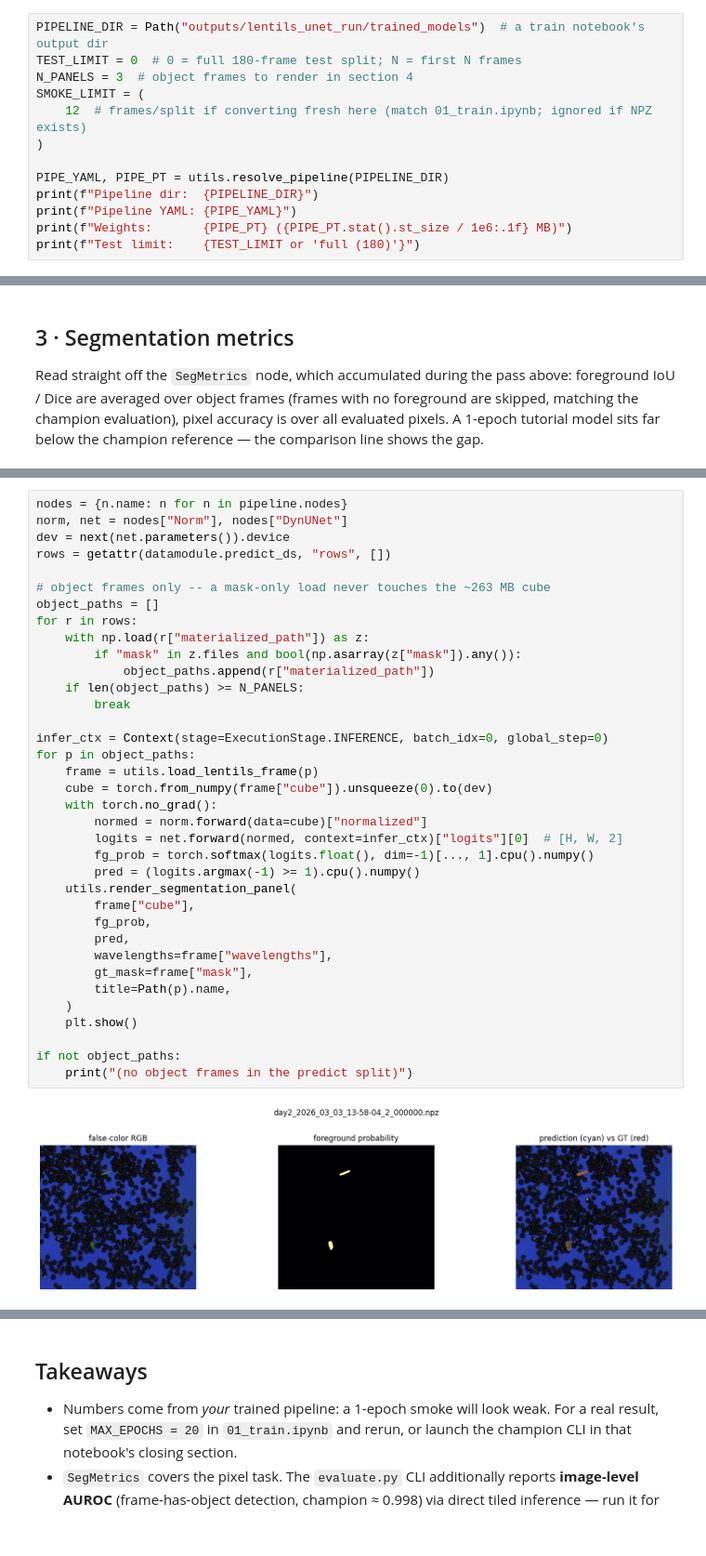
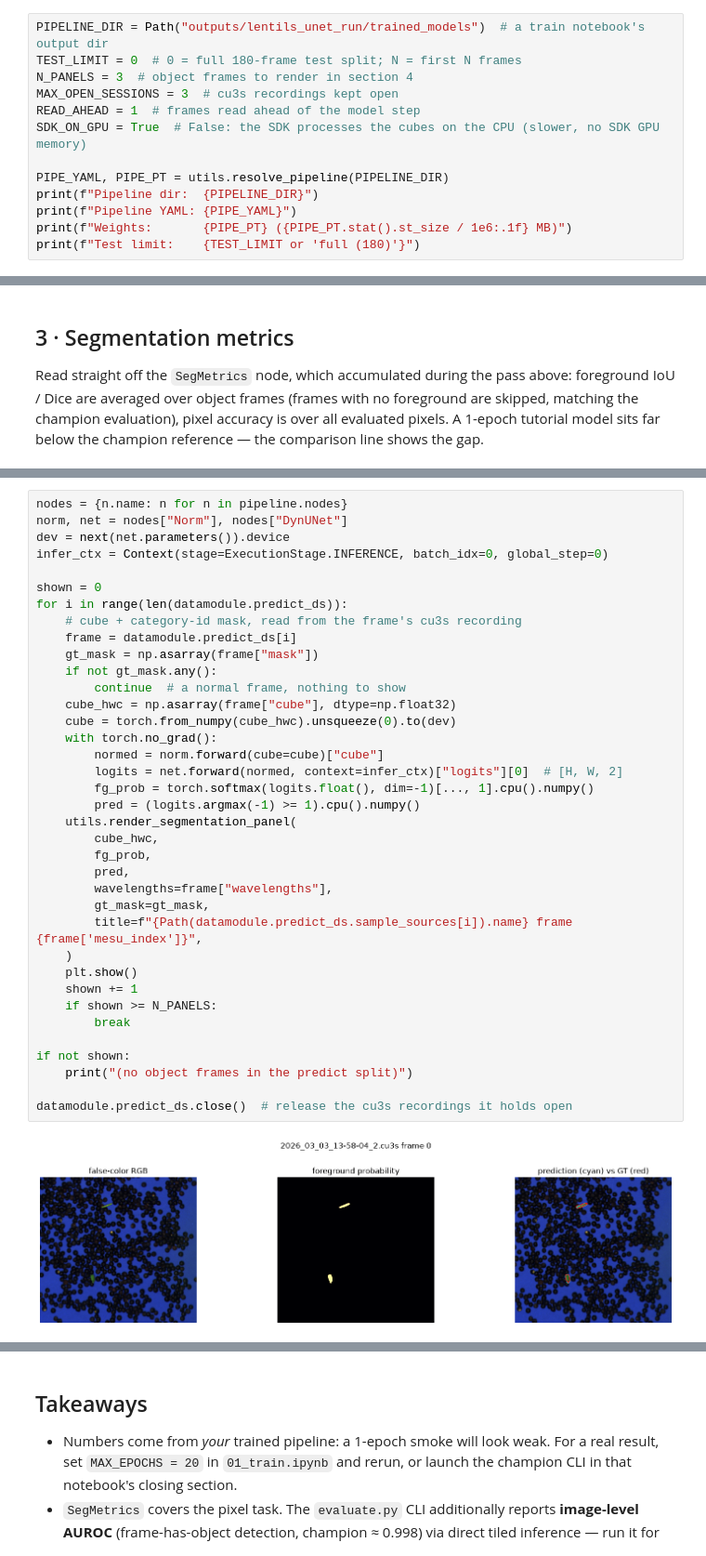
Before and after one commit to cubert-hyperspectral/cuvis-ai-unet, a Jupyter notebook: notebooks/lentils_segmentation/02_inference.ipynb, the cells around one changed output, grey strips where cells are left out. Shown at 93% size. Drawn from its saved outputs; the diff is of its cells as text.

```diff
--- a/notebooks/lentils_segmentation/02_inference.ipynb
+++ b/notebooks/lentils_segmentation/02_inference.ipynb
@@ -94,9 +94,9 @@ logger.info(f"Using device {device}")
 PIPELINE_DIR = Path("outputs/lentils_unet_run/trained_models")  # a train notebook's output dir
 TEST_LIMIT = 0  # 0 = full 180-frame test split; N = first N frames
 N_PANELS = 3  # object frames to render in section 4
-SMOKE_LIMIT = (
-    12  # frames/split if converting fresh here (match 01_train.ipynb; ignored if NPZ exists)
-)
+MAX_OPEN_SESSIONS = 3  # cu3s recordings kept open
+READ_AHEAD = 1  # frames read ahead of the model step
+SDK_ON_GPU = True  # False: the SDK processes the cubes on the CPU (slower, no SDK GPU memory)
 
 PIPE_YAML, PIPE_PT = utils.resolve_pipeline(PIPELINE_DIR)
 print(f"Pipeline dir:  {PIPELINE_DIR}")
@@ -236,38 +226,39 @@ predicted mask. Cubes are reloaded for a true false-colour view (red = GT contou
 # %%
 nodes = {n.name: n for n in pipeline.nodes}
 norm, net = nodes["Norm"], nodes["DynUNet"]
 dev = next(net.parameters()).device
-rows = getattr(datamodule.predict_ds, "rows", [])
+infer_ctx = Context(stage=ExecutionStage.INFERENCE, batch_idx=0, global_step=0)
 
-# object frames only -- a mask-only load never touches the ~263 MB cube
-object_paths = []
-for r in rows:
-    with np.load(r["materialized_path"]) as z:
-        if "mask" in z.files and bool(np.asarray(z["mask"]).any()):
-            object_paths.append(r["materialized_path"])
-    if len(object_paths) >= N_PANELS:
-        break
-
-infer_ctx = Context(stage=ExecutionStage.INFERENCE, batch_idx=0, global_step=0)
-for p in object_paths:
-    frame = utils.load_lentils_frame(p)
-    cube = torch.from_numpy(frame["cube"]).unsqueeze(0).to(dev)
+shown = 0
+for i in range(len(datamodule.predict_ds)):
+    # cube + category-id mask, read from the frame's cu3s recording
+    frame = datamodule.predict_ds[i]
+    gt_mask = np.asarray(frame["mask"])
+    if not gt_mask.any():
+        continue  # a normal frame, nothing to show
+    cube_hwc = np.asarray(frame["cube"], dtype=np.float32)
+    cube = torch.from_numpy(cube_hwc).unsqueeze(0).to(dev)
     with torch.no_grad():
-        normed = norm.forward(data=cube)["normalized"]
+        normed = norm.forward(cube=cube)["cube"]
         logits = net.forward(normed, context=infer_ctx)["logits"][0]  # [H, W, 2]
         fg_prob = torch.softmax(logits.float(), dim=-1)[..., 1].cpu().numpy()
         pred = (logits.argmax(-1) >= 1).cpu().numpy()
     utils.render_segmentation_panel(
-        frame["cube"],
+        cube_hwc,
         fg_prob,
         pred,
         wavelengths=frame["wavelengths"],
-        gt_mask=frame["mask"],
-        title=Path(p).name,
+        gt_mask=gt_mask,
+        title=f"{Path(datamodule.predict_ds.sample_sources[i]).name} frame {frame['mesu_index']}",
     )
     plt.show()
+    shown += 1
+    if shown >= N_PANELS:
+        break
 
-if not object_paths:
+if not shown:
     print("(no object frames in the predict split)")
+
+datamodule.predict_ds.close()  # release the cu3s recordings it holds open
 # %% [output]
-[figure, old version]
+[figure, new version]
```
Also changed, not shown: parts of 12 cells of this notebook, 36 other files.
